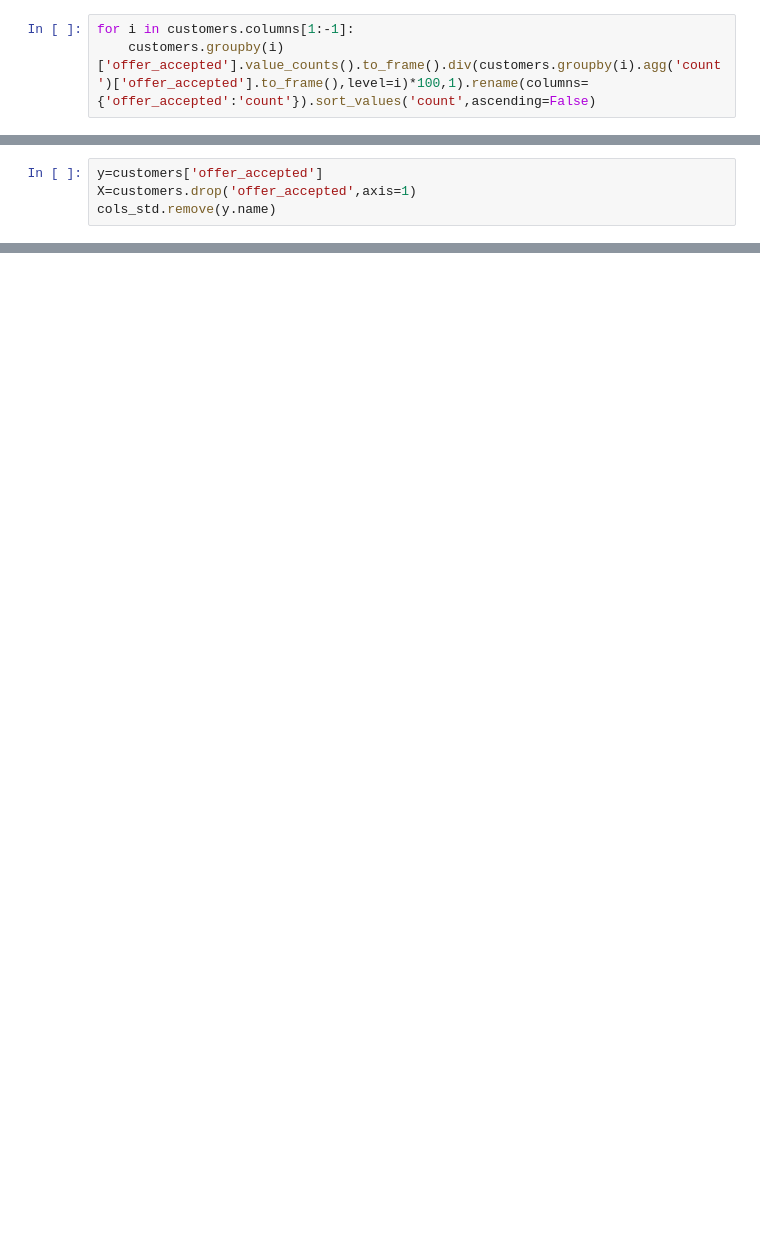
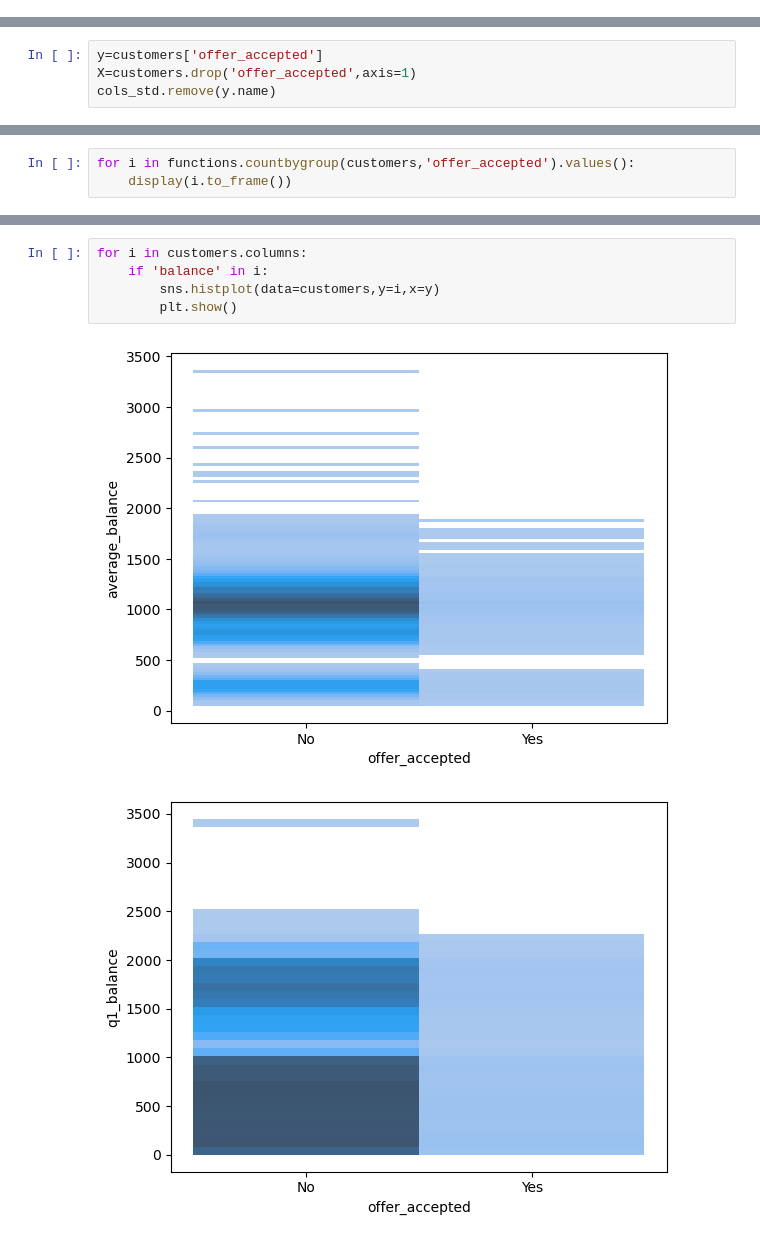
Before and after one commit to Amuyen/midbootcamp-project, a Jupyter notebook: notebooks/cleaning.ipynb, the cells around one changed output, grey strips where cells are left out. Drawn from its saved outputs; the diff is of its cells as text; blank space fills up the shorter version.

```diff
--- a/notebooks/cleaning.ipynb
+++ b/notebooks/cleaning.ipynb
@@ -33,3 +40,0 @@ customers.drop(customers[customers['average_balance'].isna()].index,axis=0,inpla
-# %%
-for i in customers.columns[1:-1]:
-    customers.groupby(i)['offer_accepted'].value_counts().to_frame().div(customers.groupby(i).agg('count')['offer_accepted'].to_frame(),level=i)*100,1).rename(columns={'offer_accepted':'count'}).sort_values('count',ascending=False)
@@ -129,0 +89,3 @@ cols_std.remove(y.name)
+# %%
+for i in functions.countbygroup(customers,'offer_accepted').values():
+    display(i.to_frame())
@@ -129,0 +192,8 @@ cols_std.remove(y.name)
+# %%
+for i in customers.columns:
+    if 'balance' in i:
+        sns.histplot(data=customers,y=i,x=y)
+        plt.show()
+# %% [output]
+[figure, added]
+[figure, added]
```
Also changed, not shown: parts of 17 cells of this notebook, 6 other files.
